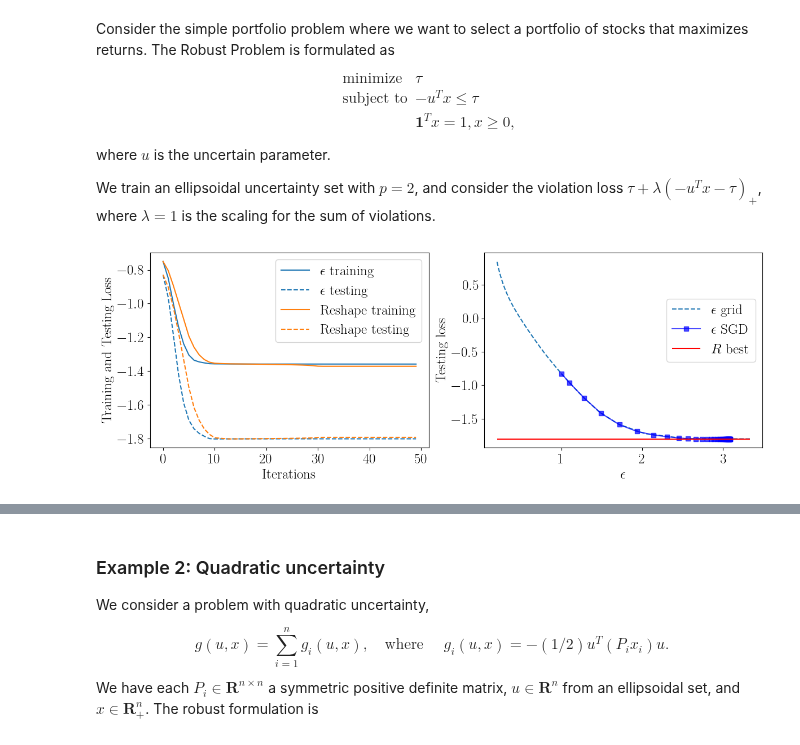
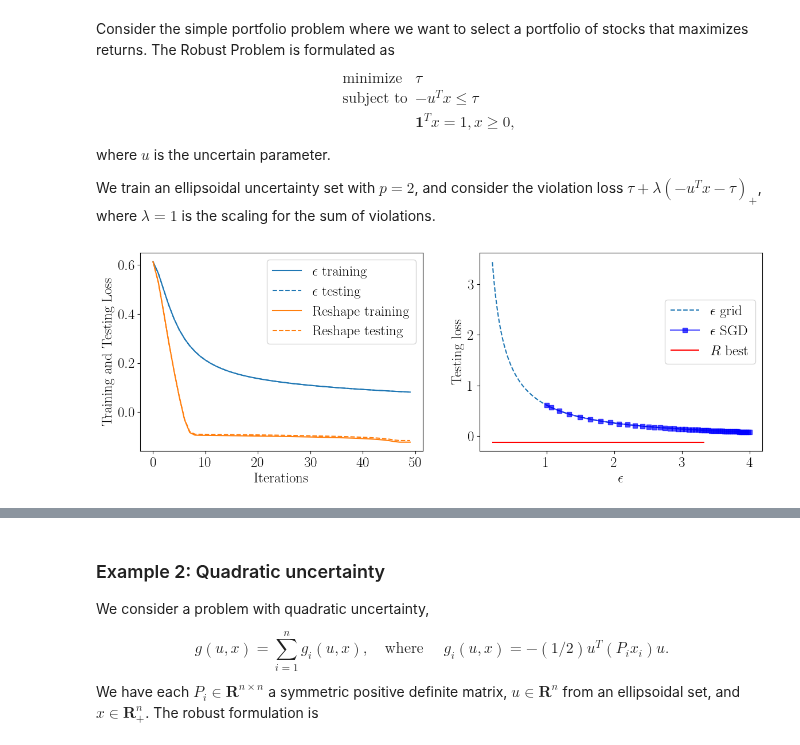
Before and after one commit to stellatogrp/lropt, a Jupyter notebook: examples/experiments/tutorial_learning.ipynb, the cells around one changed output, grey strips where cells are left out. Saved outputs shown, nothing was run; the diff lists cells and outputs as text; code cells hidden in the pictures.

```diff
--- a/examples/experiments/tutorial_learning.ipynb
+++ b/examples/experiments/tutorial_learning.ipynb
@@ -107,8 +107,8 @@ def data_modes(N, m, scales):
     return d[0:N, :]
 
 # Generate data
-num_stocks = 25
-N = 200
+num_stocks = 2
+N = 100
 data = data_modes(N,num_stocks,[1,2,3])
 # %%
 
@@ -127,33 +127,33 @@ cons += [cp.sum(x) == 1, x >= 0]
 prob_robust = lro.RobustProblem(objective, cons)
 s = 20
 
 # Train only epsilon
-df, newprob = prob_robust.train(eps=True, lr=0.1, step=50, momentum = 0.8, optimizer = "SGD", initeps = 1, seed = s)
+df, newprob, A_fin, b_fin= prob_robust.train(eps=True, lr=0.1, step=50, momentum = 0.8, optimizer = "SGD", initeps = 1, seed = s)
 
 # Train A and b
-df1, newprob = prob_robust.train(lr=0.5, step=50, momentum = 0.8, optimizer = "SGD", initeps = 1, seed = s)
+df1, newprob, A_fin, b_fin = prob_robust.train(lr=0.1, step=50, momentum = 0.8, optimizer = "SGD", initeps = 1, seed = s)
 
 # Grid search epsilon
 dfgrid, newprob = prob_robust.grid(epslst = np.linspace(0.3, 5, 50), seed = s)
 
 # Plot results
 fig, (ax1, ax2) = plt.subplots(1, 2, figsize=(14, 4.5))
 ax1.plot(df['step'], df['Loss_val'], color="tab:blue", label=r"$\epsilon$ training")
 ax1.plot(df['step'], df['Eval_val'], linestyle='--', color="tab:blue", label=r"$\epsilon$ testing")
 ax1.plot(df1['step'], df1['Loss_val'], color="tab:orange", label="Reshape training")
 ax1.plot(df1['step'], df1['Eval_val'], linestyle='--', color="tab:orange", label="Reshape testing")
 ax1.legend()
 ax1.set_xlabel("Iterations")
 ax1.set_ylabel("Training and Testing Loss")
 
 styles = ["s",'o',"^","v","<",">","o",'s',"^","v","<",">"]
 j=0
 ax2.plot(dfgrid["Eps"], dfgrid["Eval_val"], color = colors[j], linestyle='--',label="$\epsilon$ grid")
 ax2.plot(df["A_norm"],df["Eval_val"], linestyle='-', marker=styles[j], color = "blue", label="$\epsilon$ SGD",alpha = 0.7)
 ax2.hlines( xmin = np.min(dfgrid["Eps"]), xmax = np.max(dfgrid["Eps"]), y = np.min(df1["Eval_val"]), label = "$R$ best", color= "red")
 ax2.set_xlabel("$\epsilon$")
 ax2.set_ylabel("Testing loss")
 ax2.legend(bbox_to_anchor=(1, 0.8))
 plt.show()
 # %% [output]
-[figure, old version]
+[figure, new version]
```
Also changed, not shown: parts of 13 cells of this notebook, 18 other files.
